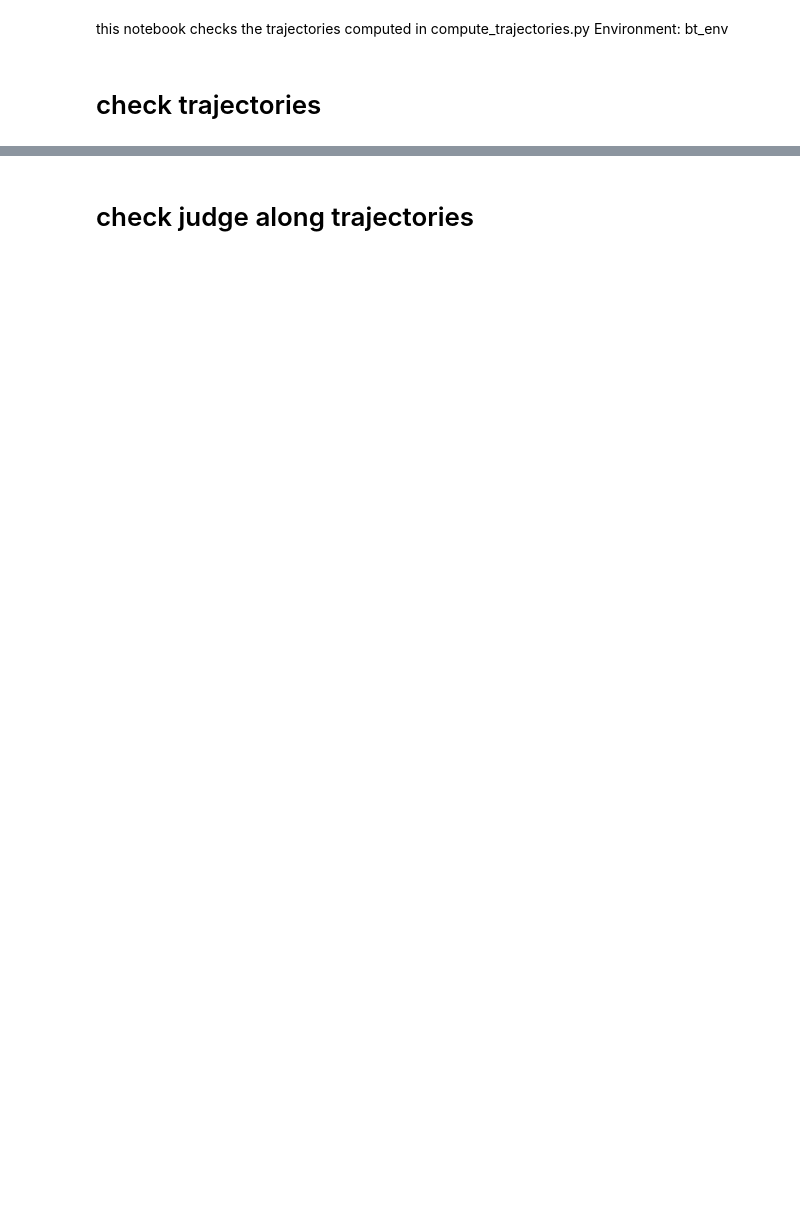
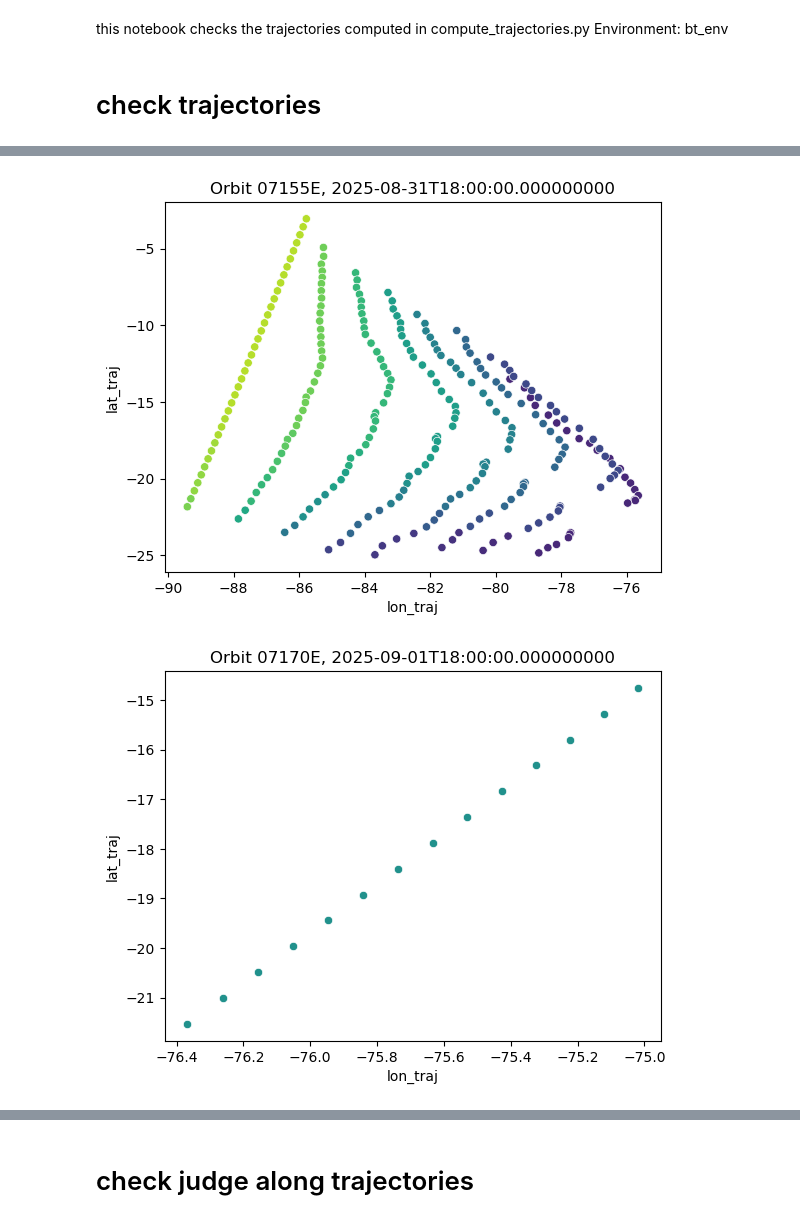
Before and after one commit to johanna-mayer/mesoscale_structure_public, a Jupyter notebook: backtrajectories/check_trajectories.ipynb, the cells around one changed output, grey strips where cells are left out. Saved outputs shown, nothing was run; the diff lists cells and outputs as text; code cells hidden in the pictures; blank space fills up the shorter version.

```diff
--- a/backtrajectories/check_trajectories.ipynb
+++ b/backtrajectories/check_trajectories.ipynb
@@ -54,7 +66,10 @@ Coordinates:
 # %%
-for orbit in np.unique(bt_SEP.orbit)[4:12]:
+for orbit in np.unique(bt_sel.orbit)[0:4]:
     bt_orbit = bt_SEP.where(bt_SEP.orbit == orbit, drop=True)
     for t in bt_orbit.time_startpoint:
         sns.scatterplot(data=bt_orbit.sel(time_startpoint=t), x='lon_traj', y='lat_traj', hue='datetime_traj', palette='viridis', legend=False)
     plt.title(f'Orbit {orbit}, {bt_orbit.sel(timestep=0).datetime_traj.values[0]}')
     plt.show()
+# %% [output]
+[figure, added]
+[figure, added]
```
Also changed, not shown: parts of 16 cells of this notebook, 10 other files.
